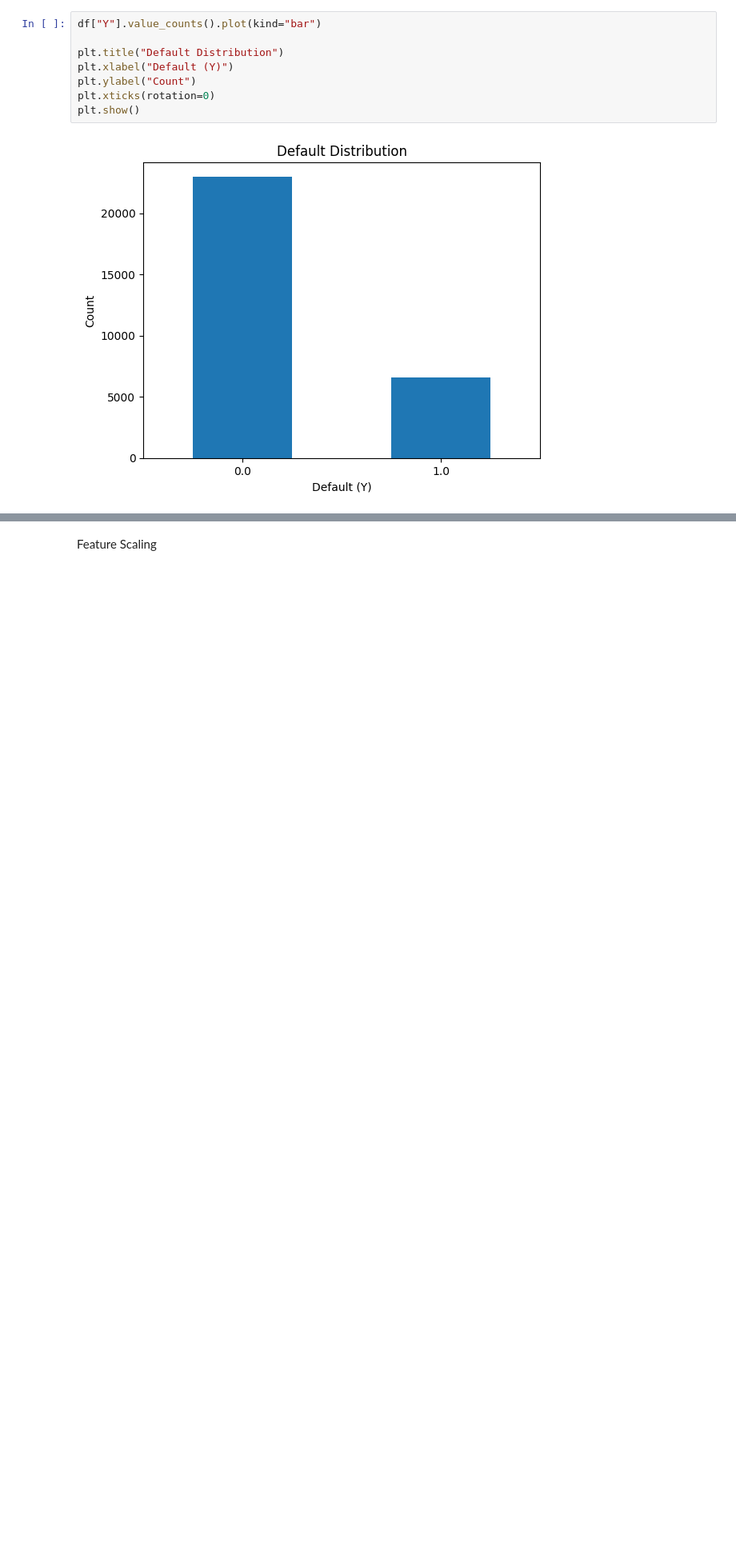
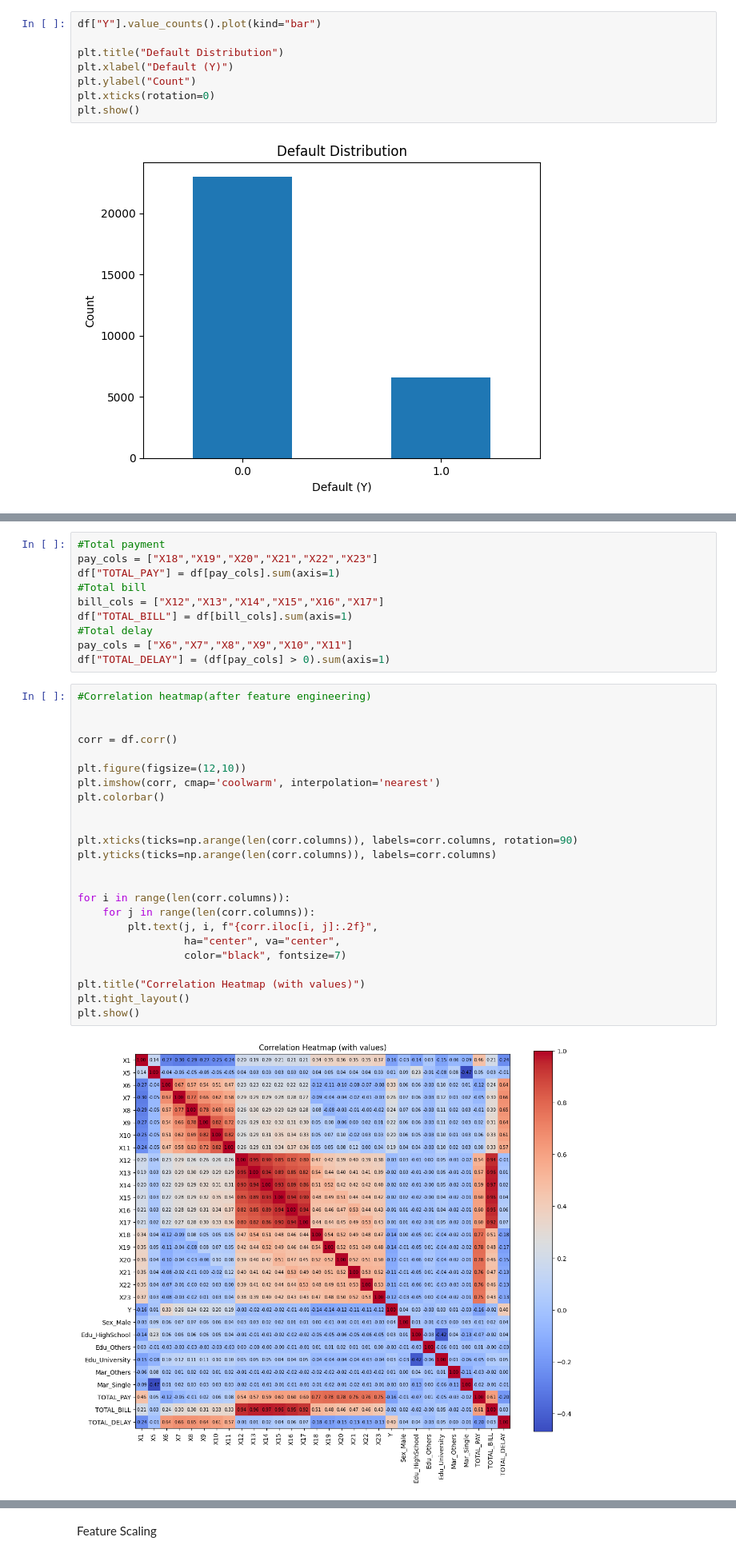
Before and after one commit to AhmedAyman12gh/credit-card-default-prediction, a Jupyter notebook: Phase1.ipynb, the cells around one changed output, grey strips where cells are left out. Shown at 80% size. Drawn from its saved outputs; the diff is of its cells as text; blank space fills up the shorter version.

```diff
--- a/Phase1.ipynb
+++ b/Phase1.ipynb
@@ -348,0 +379,36 @@ Clients who make lower total payments are more likely to default, indicating a s
+# %%
+#Total payment
+pay_cols = ["X18","X19","X20","X21","X22","X23"]
+df["TOTAL_PAY"] = df[pay_cols].sum(axis=1)
+#Total bill
+bill_cols = ["X12","X13","X14","X15","X16","X17"]
+df["TOTAL_BILL"] = df[bill_cols].sum(axis=1)
+#Total delay
+pay_cols = ["X6","X7","X8","X9","X10","X11"]
+df["TOTAL_DELAY"] = (df[pay_cols] > 0).sum(axis=1)
+# %%
+#Correlation heatmap(after feature engineering)
+
+
+corr = df.corr()
+
+plt.figure(figsize=(12,10))
+plt.imshow(corr, cmap='coolwarm', interpolation='nearest')
+plt.colorbar()
+
+
+plt.xticks(ticks=np.arange(len(corr.columns)), labels=corr.columns, rotation=90)
+plt.yticks(ticks=np.arange(len(corr.columns)), labels=corr.columns)
+
+
+for i in range(len(corr.columns)):
+    for j in range(len(corr.columns)):
+        plt.text(j, i, f"{corr.iloc[i, j]:.2f}",
+                 ha="center", va="center",
+                 color="black", fontsize=7)
+
+plt.title("Correlation Heatmap (with values)")
+plt.tight_layout()
+plt.show()
+# %% [output]
+[figure, added]
```
Also changed, not shown: parts of 23 cells of this notebook.
